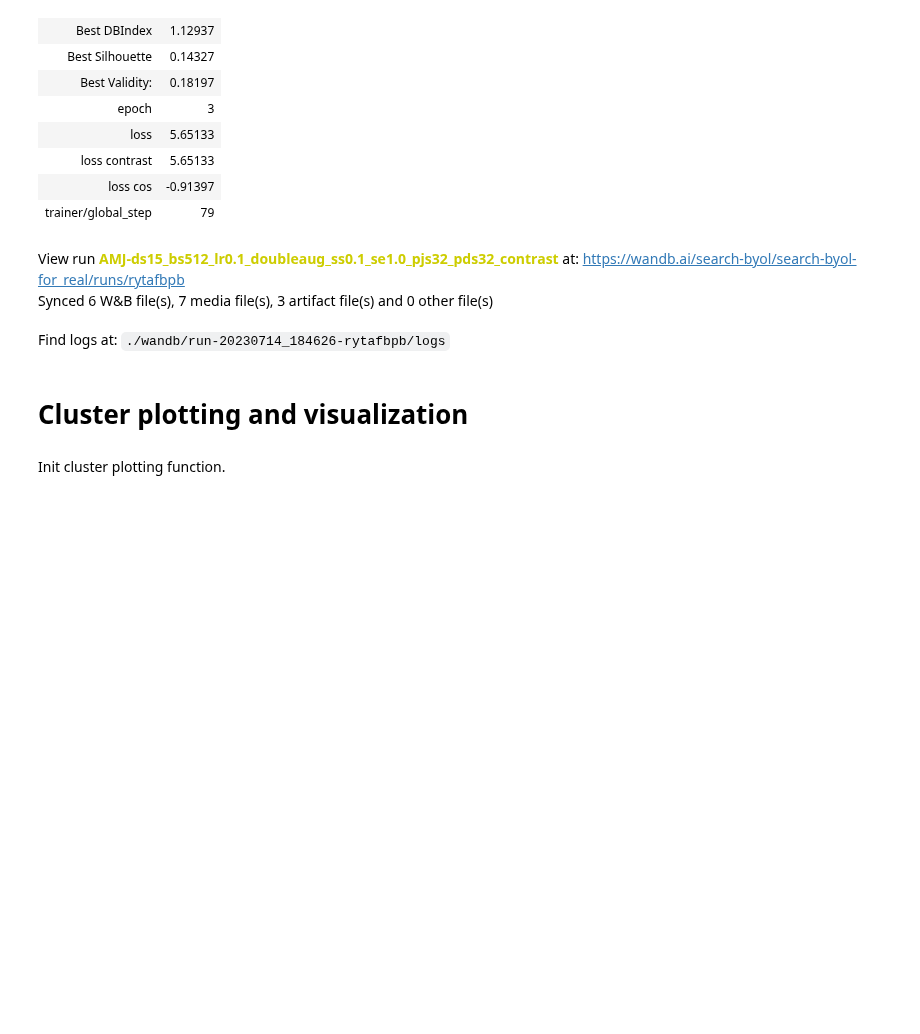
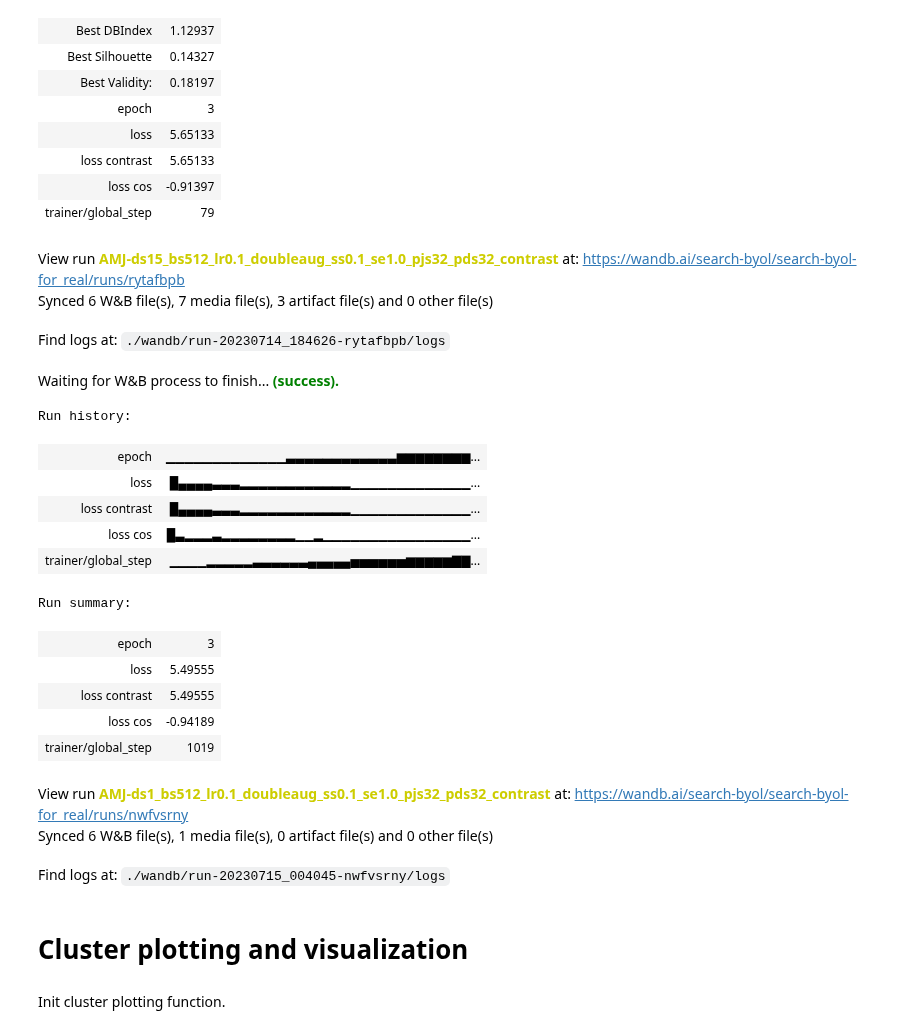
Before and after one commit to hits-sdo/hits-sdo-similaritysearch, a Jupyter notebook: search_byol/byol_train_pl.ipynb, the cells around one changed output. Cells and saved outputs as stored; diff of their text form; code cells hidden in the pictures; blank space fills up the shorter version.

```diff
--- a/search_byol/byol_train_pl.ipynb
+++ b/search_byol/byol_train_pl.ipynb
@@ -711,9 +706,26 @@ Find logs at: ./wandb/run-20230714_184626-rytafbpb/logs
 # %%
 # fig = draw_umap(data=embeddings_inference, colors=cluster_member_colors, n_neighbors=30, min_dist=0.1, title='n_neighbors = {}'.format(15), n_components=3, alpha=cluster_alphas)
 
 # wandb.log({"UMAP 3d Optimal HDBSCAN": wandb.Image(fig)})
 
-# wandb.finish()
+wandb.finish()
+# %% [output]
+Waiting for W&B process to finish... (success).
+Run history:
+| epoch | ▁▁▁▁▁▁▁▁▁▁▁▁▁▃▃▃▃▃▃▃▃▃▃▃▃▆▆▆▆▆▆▆▆... |
+| loss | █▄▄▄▄▃▃▃▂▂▂▂▂▂▂▂▂▂▂▂▁▁▁▁▁▁▁▁▁▁▁▁▁... |
+| loss contrast | █▄▄▄▄▃▃▃▂▂▂▂▂▂▂▂▂▂▂▂▁▁▁▁▁▁▁▁▁▁▁▁▁... |
+| loss cos | █▃▂▂▂▃▂▂▂▂▂▂▂▂▁▁▂▁▁▁▁▁▁▁▁▁▁▁▁▁▁▁▁... |
+| trainer/global_step | ▁▁▁▁▂▂▂▂▂▃▃▃▃▃▃▄▄▄▄▄▅▅▅▅▅▅▆▆▆▆▆▇▇... |
+Run summary:
+| epoch | 3 |
+| loss | 5.49555 |
+| loss contrast | 5.49555 |
+| loss cos | -0.94189 |
+| trainer/global_step | 1019 |
+View run AMJ-ds1_bs512_lr0.1_doubleaug_ss0.1_se1.0_pjs32_pds32_contrast at: https://wandb.ai/search-byol/search-byol-for_real/runs/nwfvsrny
+Synced 6 W&B file(s), 1 media file(s), 0 artifact file(s) and 0 other file(s)
+Find logs at: ./wandb/run-20230715_004045-nwfvsrny/logs
 # %% [markdown]
 # Cluster plotting and visualization
 # %% [markdown]
```
Also changed, not shown: parts of 7 cells of this notebook, 1 other file.
